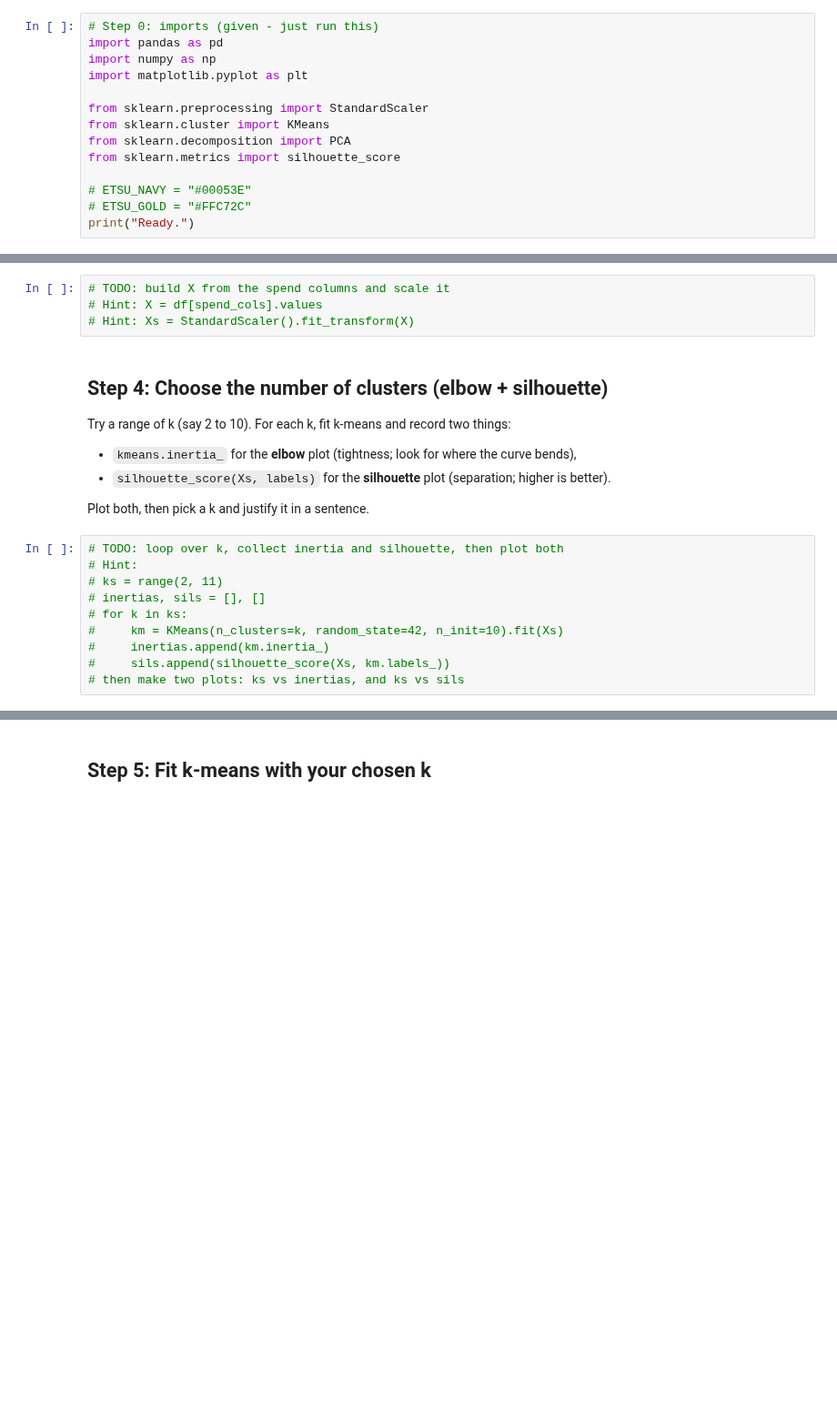
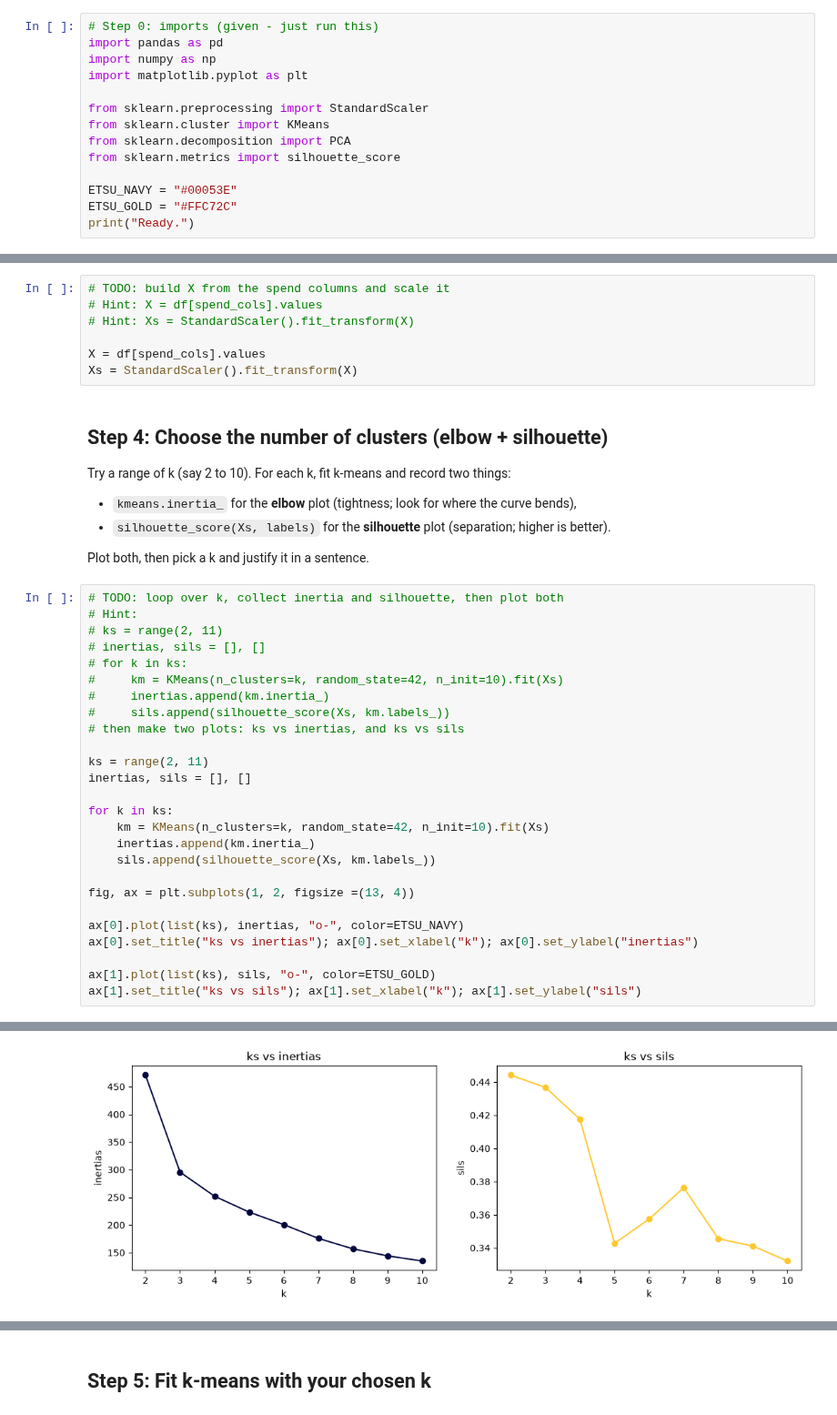
Before and after one commit to ChangeStrange007/CSCI-4047-800, a Jupyter notebook: Mod08 Clustering/Assignment/clustering_assignment.ipynb, the cells around one changed output, grey strips where cells are left out. Shown at 91% size. Saved outputs shown, nothing was run; the diff lists cells and outputs as text; blank space fills up the shorter version.

Commit message:
completed clustering assignment

```diff
--- a/Mod08 Clustering/Assignment/clustering_assignment.ipynb
+++ b/Mod08 Clustering/Assignment/clustering_assignment.ipynb
@@ -22,8 +22,8 @@ from sklearn.cluster import KMeans
 from sklearn.decomposition import PCA
 from sklearn.metrics import silhouette_score
 
-# ETSU_NAVY = "#00053E"
-# ETSU_GOLD = "#FFC72C"
+ETSU_NAVY = "#00053E"
+ETSU_GOLD = "#FFC72C"
 print("Ready.")
 # %% [output]
 Ready.
@@ -62,6 +86,9 @@ k-means uses distance, and these spend columns are on very different scales, so
 # TODO: build X from the spend columns and scale it
 # Hint: X = df[spend_cols].values
 # Hint: Xs = StandardScaler().fit_transform(X)
+
+X = df[spend_cols].values
+Xs = StandardScaler().fit_transform(X)
 # %% [markdown]
 ## Step 4: Choose the number of clusters (elbow + silhouette)
 
@@ -81,3 +108,20 @@ Plot both, then pick a k and justify it in a sentence.
 #     inertias.append(km.inertia_)
 #     sils.append(silhouette_score(Xs, km.labels_))
 # then make two plots: ks vs inertias, and ks vs sils
+
+ks = range(2, 11)
+inertias, sils = [], []
+
+for k in ks:
+    km = KMeans(n_clusters=k, random_state=42, n_init=10).fit(Xs)
+    inertias.append(km.inertia_)
+    sils.append(silhouette_score(Xs, km.labels_))
+
+fig, ax = plt.subplots(1, 2, figsize =(13, 4))
+
+ax[0].plot(list(ks), inertias, "o-", color=ETSU_NAVY)
+ax[0].set_title("ks vs inertias"); ax[0].set_xlabel("k"); ax[0].set_ylabel("inertias")
+
+ax[1].plot(list(ks), sils, "o-", color=ETSU_GOLD)
+ax[1].set_title("ks vs sils"); ax[1].set_xlabel("k"); ax[1].set_ylabel("sils")
+# %% [output]
@@ -84,2 +129,3 @@ Plot both, then pick a k and justify it in a sentence.
+[figure, added]
 # %% [markdown]
 **Your chosen k and why:**
```
Also changed, not shown: parts of 7 cells of this notebook.
